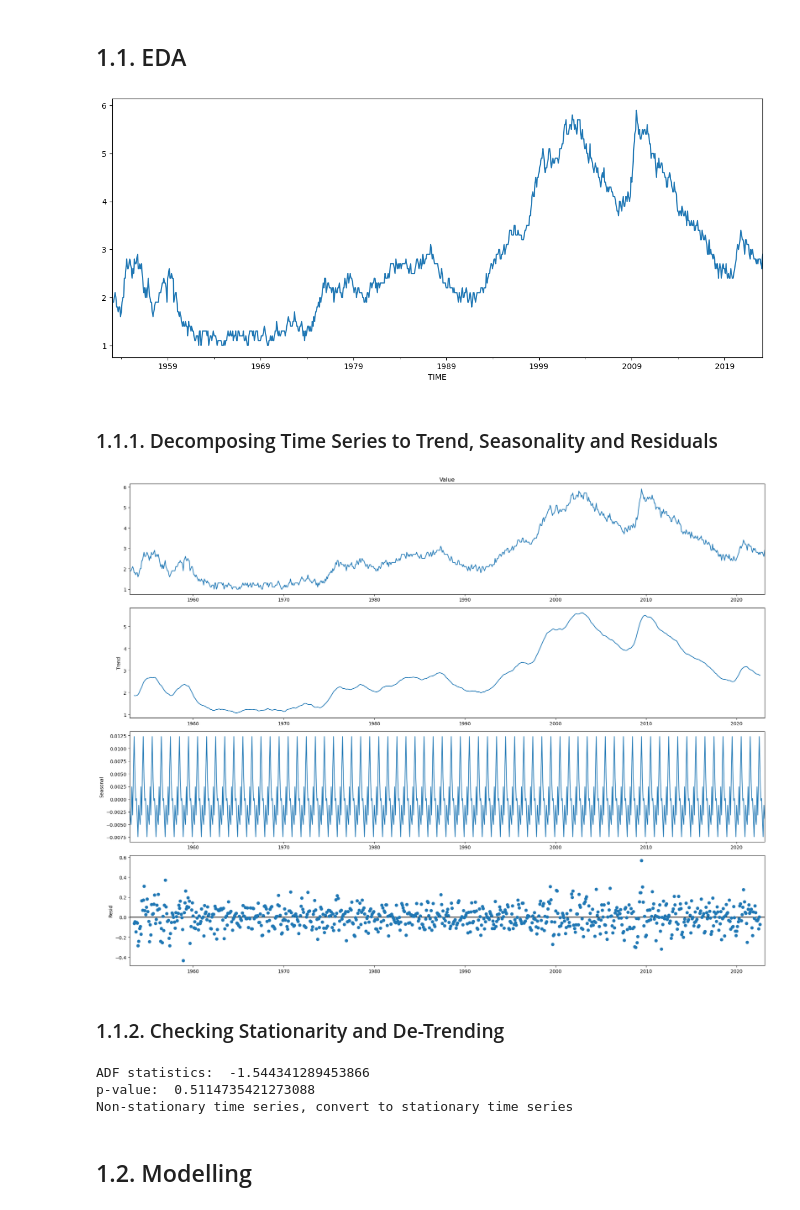
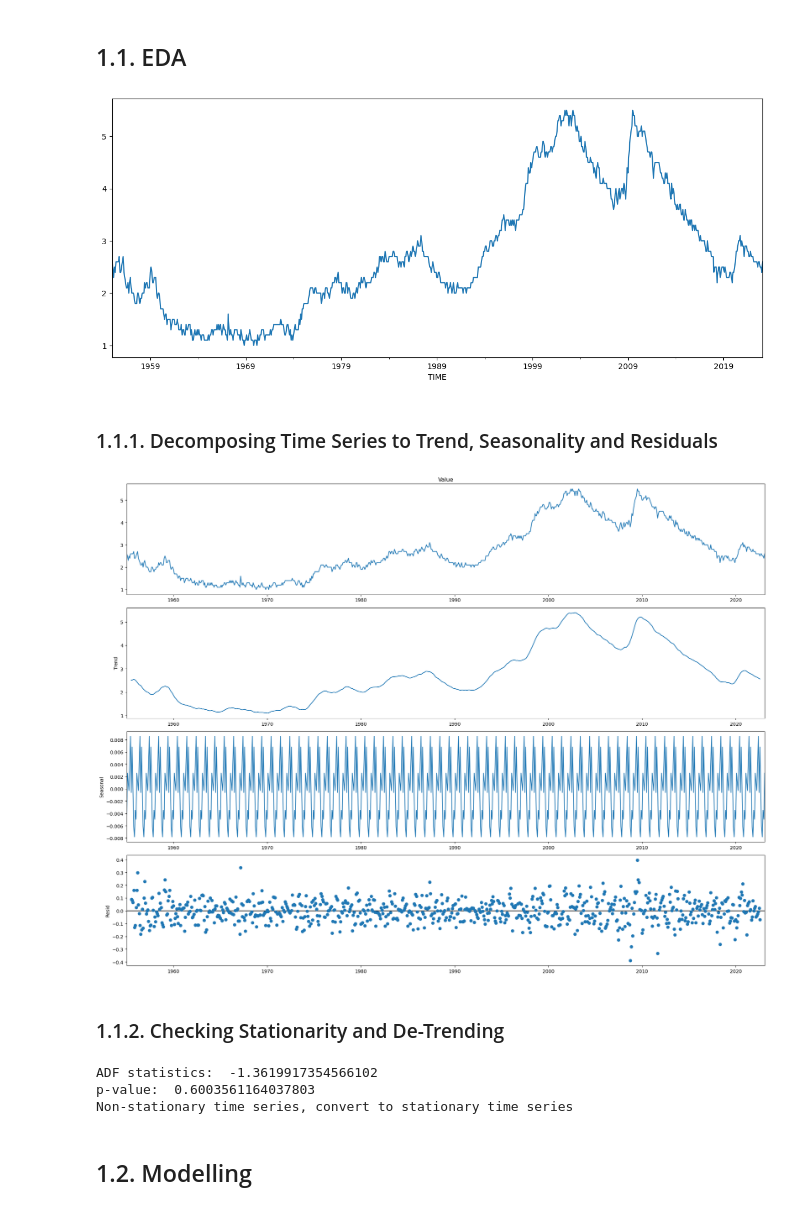
Before and after one commit to AnkitApurv/hackathon23_somnolence, a Jupyter notebook: benchmark/Japan_Unemployment_Rate.ipynb, the cells around one changed output. Drawn from its saved outputs; the diff is of its cells as text; code cells hidden in the pictures.

Commit message:
Committing mutivariate analysis to Japan notebook

```diff
--- a/benchmark/Japan_Unemployment_Rate.ipynb
+++ b/benchmark/Japan_Unemployment_Rate.ipynb
@@ -52,6 +60,7 @@ df_unemployment_japan_women_monthly=df_unemployment_japan_women[df_unemployment_
  '1954-11',
  '1954-12']
 # %%
-df_unemployment_japan_men_monthly['TIME']=pd.to_datetime(df_unemployment_japan_men_monthly['TIME'],format='%Y-%m')
-df_unemployment_japan_men_monthly=df_unemployment_japan_men_monthly.set_index('TIME')
+df_unemployment_japan_monthly2=df_unemployment_japan_monthly.copy()
+df_unemployment_japan_monthly2['TIME']=pd.to_datetime(df_unemployment_japan_monthly2['TIME'],format='%Y-%m')
+df_unemployment_japan_monthly2=df_unemployment_japan_monthly2.set_index('TIME')
 # %%
@@ -71,24 +80,24 @@ https://towardsdatascience.com/an-end-to-end-project-on-time-series-analysis-and
 # %% [markdown]
 ## 1.1. EDA
 # %%
-df_unemployment_japan_men_monthly['Value'].plot(figsize=(15, 6))
+df_unemployment_japan_monthly2['Value'].plot(figsize=(15, 6))
 plt.show()
 # %% [output]
-[figure, old version]
+[figure, new version]
 # %% [markdown]
 ### 1.1.1. Decomposing Time Series to Trend, Seasonality and Residuals
 # %%
 from pylab import rcParams
 rcParams['figure.figsize'] = 20, 15
-decomposition = sm.tsa.seasonal_decompose(df_unemployment_japan_men_monthly['Value'], model='additive')
+decomposition = sm.tsa.seasonal_decompose(df_unemployment_japan_monthly2['Value'], model='additive')
 fig = decomposition.plot()
 plt.show()
 # %% [output]
-[figure, old version]
+[figure, new version]
 # %% [markdown]
 ### 1.1.2. Checking Stationarity and De-Trending
 # %%
-adfuller_result = adfuller(df_unemployment_japan_men_monthly['Value'].values, autolag='AIC')
+adfuller_result = adfuller(df_unemployment_japan_monthly2['Value'].values, autolag='AIC')
 print('ADF statistics: ', adfuller_result[0])
 print('p-value: ', adfuller_result[1])
 if adfuller_result[1] >= 0.05:
@@ -96,8 +105,8 @@ if adfuller_result[1] >= 0.05:
 else:
     print('Stationary time series, ARIMA can be implemented')
 # %% [output]
-ADF statistics:  -1.544341289453866
-p-value:  0.5114735421273088
+ADF statistics:  -1.3619917354566102
+p-value:  0.6003561164037803
 Non-stationary time series, convert to stationary time series
 # %% [markdown]
 ## 1.2. Modelling
```
Also changed, not shown: parts of 27 cells of this notebook.
